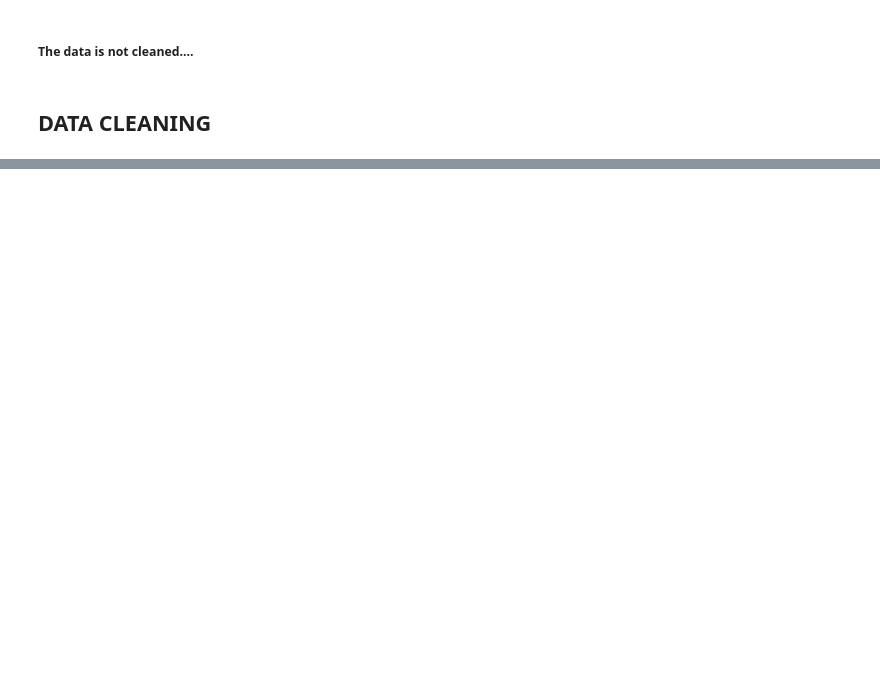
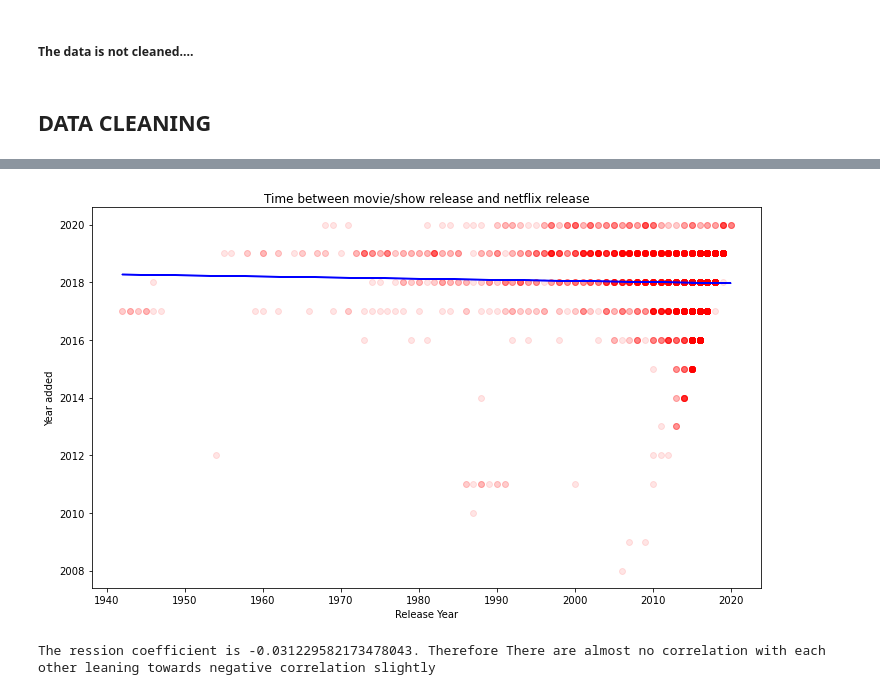
Before and after one commit to Zofserif/aida2-practice, a Jupyter notebook: aida-practical-quiz.ipynb, the cells around one changed output, grey strips where cells are left out. Cells and saved outputs as stored; diff of their text form; code cells hidden in the pictures; blank space fills up the shorter version.

```diff
--- a/aida-practical-quiz.ipynb
+++ b/aida-practical-quiz.ipynb
@@ -105,0 +132,41 @@ netflix_df.describe().iloc[:,[0,1]]
+# %%
+## 5. Create a python program that will plot and show the regression line and regression coefficient.
+slope, intercept, r, p, std_err = stats.linregress(x, y)
+
+def regression(x):
+  return slope * x + intercept
+
+mymodel = list(map(regression, x))
+
+plt.figure(figsize=(12,7))
+plt.scatter(x,y,alpha=0.1,c='r')
+plt.plot(x,mymodel,color="blue")
+plt.title("Time between movie/show release and netflix release")
+plt.xlabel("Release Year")
+plt.ylabel("Year added");
+# %% [output]
+[figure, added]
+# %%
+def find_cor(X,y):
+    ## Finding the mean of X and y
+    x_bar = X.mean()
+    y_bar = y.mean()
+
+    ## get the difference for each data point from their means
+    sst_x = X-x_bar
+    sst_y = y-y_bar
+
+    ## Finding the covariance of X and y
+    cov_xy = np.cov(X,y, bias=True)[0,1]
+
+    ## Finding the standard deviation of X and y
+    std_X = np.std(X)
+    std_y = np.std(y)
+
+    ## Finding the correlation
+    R = cov_xy /(std_X*std_y)
+    return R
+
+print(f'The ression coefficient is {find_cor(x,y)}. Therefore There are almost no correlation with each other leaning towards negative correlation slightly')
+# %% [output]
+The ression coefficient is -0.031229582173478043. Therefore There are almost no correlation with each other leaning towards negative correlation slightly
```
Also changed, not shown: parts of 15 cells of this notebook, 1 other file.
